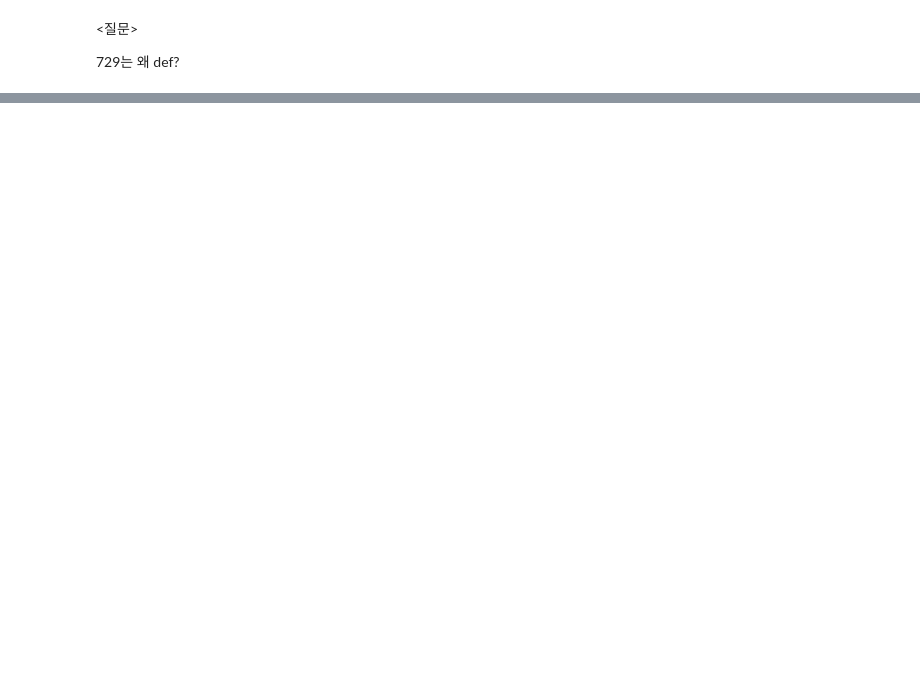
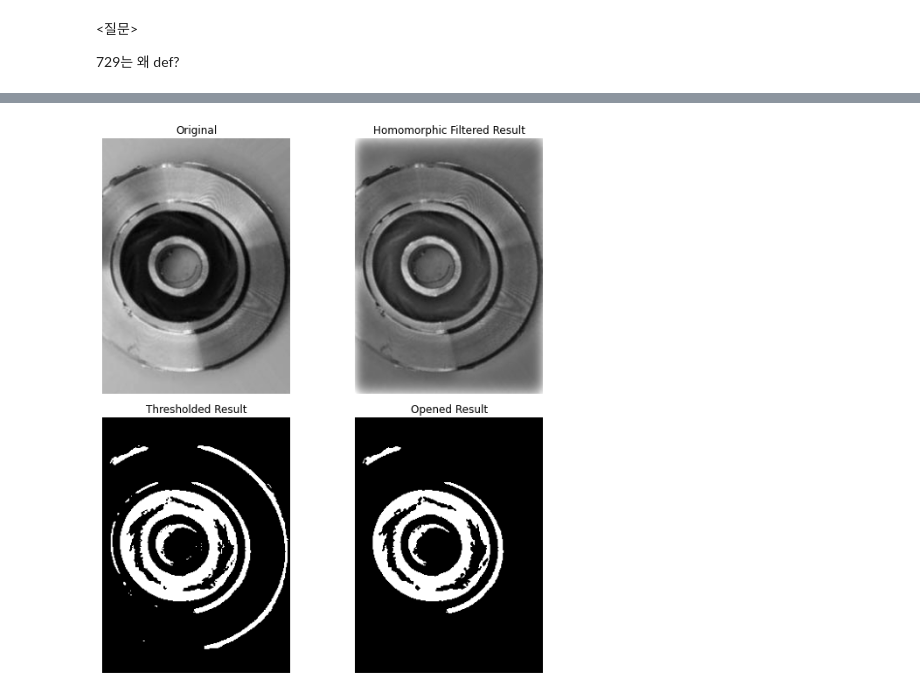
Before and after one commit to mong-head/classification_manufactoring_data, a Jupyter notebook: data_characteristic.ipynb, the cells around one changed output, grey strips where cells are left out. Cells and saved outputs as stored; diff of their text form; code cells hidden in the pictures; blank space fills up the shorter version.

```diff
--- a/data_characteristic.ipynb
+++ b/data_characteristic.ipynb
@@ -156,0 +293,95 @@ plt.show()
+# %%
+import scipy.fftpack # For FFT2
+
+img = cv2.imread('/content/drive/MyDrive/project/manufacturing/data/casting_data/train/def_front/cast_def_0_19.jpeg', 0)
+
+# Number of rows and columns
+rows = img.shape[0]
+cols = img.shape[1]
+
+# Remove some columns from the beginning and end
+img = img[:, 59:cols-20]
+
+# Number of rows and columns
+rows = img.shape[0]
+cols = img.shape[1]
+
+# Convert image to 0 to 1, then do log(1 + I)
+imgLog = np.log1p(np.array(img, dtype="float") / 255)
+
+# Create Gaussian mask of sigma = 10
+M = 2*rows + 1
+N = 2*cols + 1
+sigma = 10
+(X,Y) = np.meshgrid(np.linspace(0,N-1,N), np.linspace(0,M-1,M))
+centerX = np.ceil(N/2)
+centerY = np.ceil(M/2)
+gaussianNumerator = (X - centerX)**2 + (Y - centerY)**2
+
+# Low pass and high pass filters
+Hlow = np.exp(-gaussianNumerator / (2*sigma*sigma))
+Hhigh = 1 - Hlow
+
+# Move origin of filters so that it's at the top left corner to
+# match with the input image
+HlowShift = scipy.fftpack.ifftshift(Hlow.copy())
+HhighShift = scipy.fftpack.ifftshift(Hhigh.copy())
+
+# Filter the image and crop
+If = scipy.fftpack.fft2(imgLog.copy(), (M,N))
+Ioutlow = scipy.real(scipy.fftpack.ifft2(If.copy() * HlowShift, (M,N)))
+Iouthigh = scipy.real(scipy.fftpack.ifft2(If.copy() * HhighShift, (M,N)))
+
+# Set scaling factors and add
+gamma1 = 0.3
+gamma2 = 1.5
+Iout = gamma1*Ioutlow[0:rows,0:cols] + gamma2*Iouthigh[0:rows,0:cols]
+
+# Anti-log then rescale to [0,1]
+Ihmf = np.expm1(Iout)
+Ihmf = (Ihmf - np.min(Ihmf)) / (np.max(Ihmf) - np.min(Ihmf))
+Ihmf2 = np.array(255*Ihmf, dtype="uint8")
+
+# Threshold the image - Anything below intensity 65 gets set to white
+Ithresh = Ihmf2 < 65
+Ithresh = 255*Ithresh.astype("uint8")
+
+# Clear off the border.  Choose a border radius of 5 pixels
+Iclear = imclearborder(Ithresh, 5)
+
+# Eliminate regions that have areas below 120 pixels
+Iopen = bwareaopen(Iclear, 120)
+
+# Show all images
+'''
+cv2.imshow('Original Image', img)
+cv2.imshow('Homomorphic Filtered Result', Ihmf2)
+cv2.imshow('Thresholded Result', Ithresh)
+cv2.imshow('Opened Result', Iopen)
+cv2.waitKey(0)
+cv2.destroyAllWindows()
+'''
+
+plt.figure(figsize=(9, 9))
+
+plt.subplot(2, 2, 1)
+plt.imshow(img, cmap='gray')
+plt.title('Original')
+plt.axis("off")
+plt.subplot(2, 2, 2)
+plt.imshow(Ihmf2, cmap='gray')
+plt.title('Homomorphic Filtered Result')
+plt.axis("off")
+plt.subplot(2, 2, 3)
+plt.imshow(Ithresh, cmap='gray')
+plt.title('Thresholded Result')
+plt.axis("off")
+plt.subplot(2, 2, 4)
+plt.imshow(Iopen, cmap='gray')
+plt.title('Opened Result')
+plt.axis("off")
+
+plt.tight_layout()
+plt.show()
+# %% [output]
+[figure, added]
```
Also changed, not shown: parts of 12 cells of this notebook.
